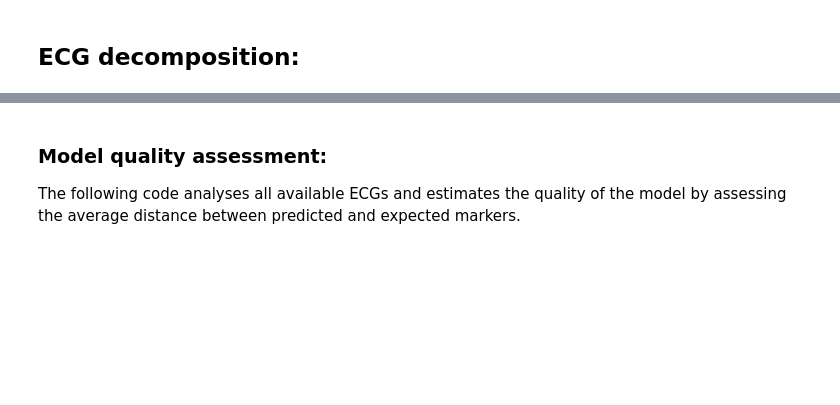
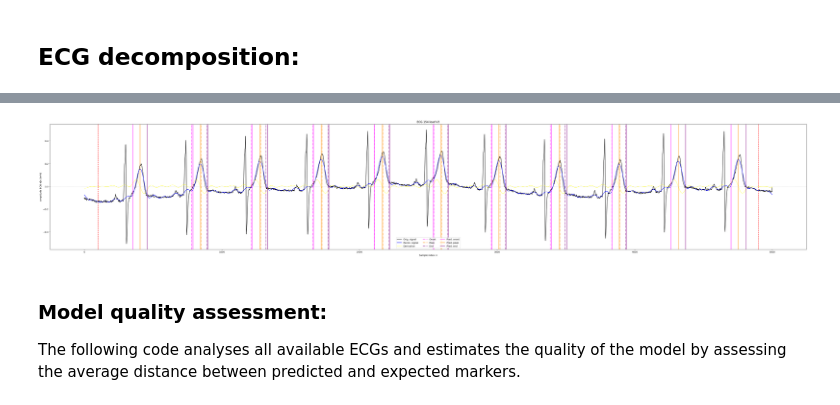
Before and after one commit to MatteoOnger/BSP_Project, a Jupyter notebook: BSP_ECG.ipynb, the cells around one changed output, grey strips where cells are left out. Drawn from its saved outputs; the diff is of its cells as text; code cells hidden in the pictures; blank space fills up the shorter version.

```diff
--- a/BSP_ECG.ipynb
+++ b/BSP_ECG.ipynb
@@ -498,7 +516,7 @@ fm = 100  # @param {type: "integer"}
 to = 100  # @param {type: "integer"}
 l = 40  # @param {type: "integer"}
 mode = "threshold"  # @param ['threshold', 'rand']
-threshold = 0.60  # @param {type: "number"}
+threshold = 0.50  # @param {type: "number"}
 # @markdown ---
 
 # ECG signal
@@ -538,28 +577,33 @@ print(pred_markers)
 # %%
 plt.figure(figsize=(60, 10))
+plt.title(f"ECG {id} lead {lead_name}")
 
 plt.axhline(y=0, c="dimgrey", linestyle="dotted", alpha=0.4)
 plt.axvline(x=fm, c="red", linestyle="dashed")
 plt.axvline(x=len(x)-to, c="red", linestyle="dashed")
 
 plt.plot(n, x, c="black", label="Orig. signal")
 plt.plot(n, xk, c="blue", label="Recon. signal")
 
-plt.plot(n, 10*ders, c="yellow", label="Derivatives", alpha=0.6)
+plt.plot(n, 10*ders, c="yellow", label="Derivative", alpha=0.6)
 
 for i, marker in enumerate(markers):
-    plt.axvline(x=marker[0], c="purple", linestyle="dashdot", label="Onset" if i == 0 else "_nolegend_")
+    plt.axvline(x=marker[0], c="magenta", linestyle="dashdot", label="Onset" if i == 0 else "_nolegend_")
     plt.axvline(x=marker[1], c="darkorange", linestyle="dashdot", label="Peak" if i == 0 else "_nolegend_")
-    plt.axvline(x=marker[2], c="magenta", linestyle="dashdot", label="End" if i == 0 else "_nolegend_")
+    plt.axvline(x=marker[2], c="purple", linestyle="dashdot", label="End" if i == 0 else "_nolegend_")
 
 for i, pred_marker in enumerate(pred_markers):
-    plt.axvline(x=pred_marker[0], c="purple", label="Pred. onset" if i == 0 else "_nolegend_")
+    plt.axvline(x=pred_marker[0], c="magenta", label="Pred. onset" if i == 0 else "_nolegend_")
     plt.axvline(x=pred_marker[1], c="darkorange", label="Pred. peak" if i == 0 else "_nolegend_")
-    plt.axvline(x=pred_marker[2], c="magenta", label="Pred. end" if i == 0 else "_nolegend_")
+    plt.axvline(x=pred_marker[2], c="purple", label="Pred. end" if i == 0 else "_nolegend_")
 
-#plt.xlim(1100, 3100)
+#plt.xlim(1000, 3000)
 plt.legend(loc="lower center", ncol=3)
+plt.xlabel("Sample index: n")
+plt.ylabel("Amplitude ECG x[n] (mV)")
 plt.show()
+# %% [output]
+[figure, added]
 # %% [markdown]
 ### Model quality assessment:
 The following code analyses all available ECGs and estimates the quality of the model by assessing the average distance between predicted and expected markers.
```
Also changed, not shown: parts of 10 cells of this notebook.
